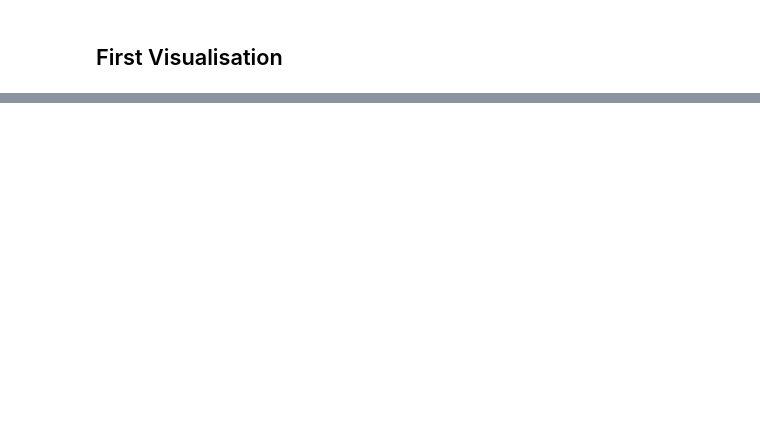
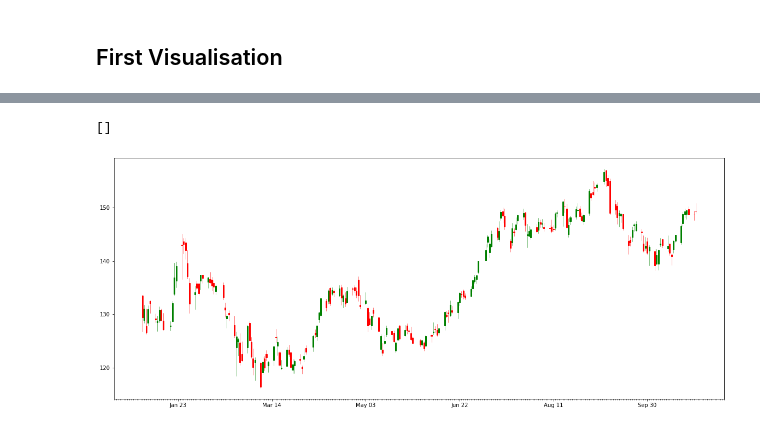
Before and after one commit to yohannts/market_strategy, a Jupyter notebook: analysis.ipynb, the cells around one changed output, grey strips where cells are left out. Drawn from its saved outputs; the diff is of its cells as text; code cells hidden in the pictures; blank space fills up the shorter version.

```diff
--- a/analysis.ipynb
+++ b/analysis.ipynb
@@ -53,0 +68,28 @@ from matplotlib.dates import DateFormatter, date2num, WeekdayLocator, DayLocator
+# %%
+from mplfinance.original_flavor import candlestick_ohlc
+
+from matplotlib.dates import DateFormatter, date2num, WeekdayLocator, DayLocator, MONDAY
+
+
+stock_reset = stock["2021":].reset_index()
+
+stock_reset['date_ax'] = stock_reset['Date'].apply(lambda date: date2num(date))
+stock_values = [tuple(val) for val in stock_reset[['date_ax', 'Open', 'High', 'Low', 'Close']].values]
+
+mondays = WeekdayLocator(MONDAY)
+alldays = DayLocator()
+weekFormatter = DateFormatter("%b %d")
+dayFormatter = DateFormatter('%d')
+fig, ax = plt.subplots()
+fig.set_figwidth(20)
+fig.set_figheight(9)
+fig.subplots_adjust(bottom=0.2)
+ax.xaxis.set_minor_locator(alldays)
+ax.xaxis.set_major_formatter(weekFormatter)
+
+candlestick_ohlc(ax, stock_values, width=0.6, colorup='g', colordown='r',)
+
+plt.plot()
+# %% [output]
+[]
+[figure, added]
```
Also changed, not shown: parts of 7 cells of this notebook.
